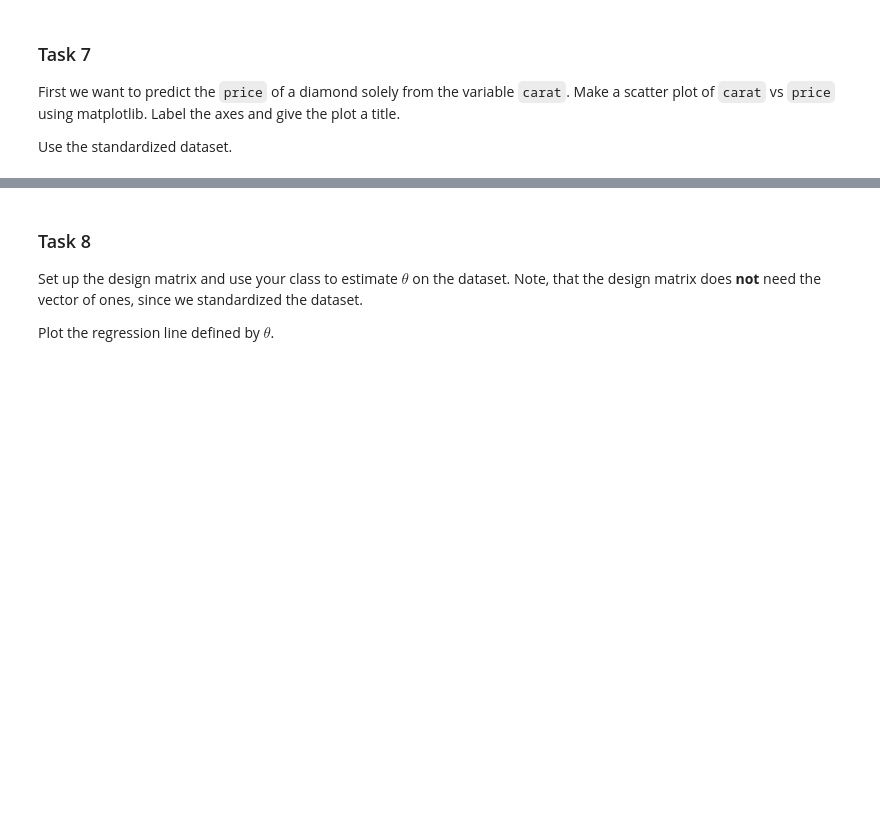
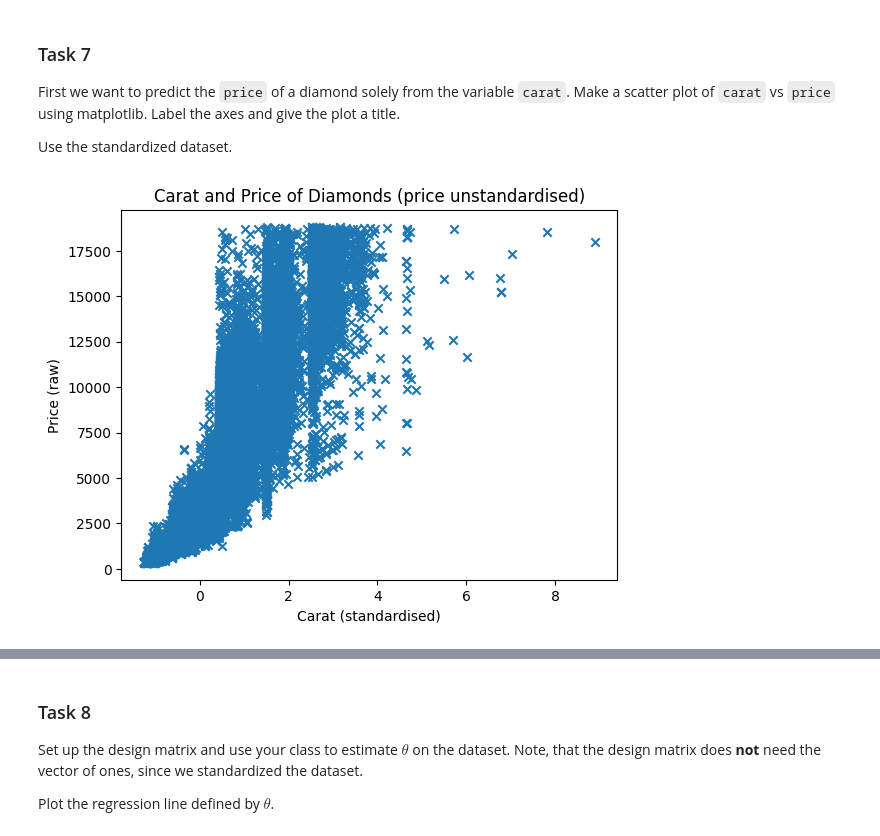
Before and after one commit to HerrMotz/AGDML-Lab, a Jupyter notebook: 01_Linear_Regression/01_Linear_Regression.ipynb, the cells around one changed output, grey strips where cells are left out. Saved outputs shown, nothing was run; the diff lists cells and outputs as text; code cells hidden in the pictures; blank space fills up the shorter version.

```diff
--- a/01_Linear_Regression/01_Linear_Regression.ipynb
+++ b/01_Linear_Regression/01_Linear_Regression.ipynb
@@ -152,26 +152,26 @@ def pm(title: str, a: np.ndarray) -> None:
     print(a)
 # %%
 # TODO: calculate standardized data matrix X
-X_orig = np.array(df.loc[:, df.columns != "price"])
-rows = X_orig.shape[0]
+X_unfitted = np.array(df)
+
+num_rows = X_unfitted.shape[0]
 
 # empirical mean / Erwartungswert
-M = np.einsum('ij->j', X_orig) / rows
-M2 = np.mean(X_orig, axis=0)
+Means = np.einsum('ij->j', X_unfitted) / num_rows
+Means_using_np = np.mean(X_unfitted, axis=0)
 
+pm("empirical mean μ", Means)
+pm("numpy mean", Means_using_np)
+pm("Deviation between numpy and our mean", Means - Means_using_np)
 
-pm("empirical mean μ", M)
-pm("numpy mean", M2)
-pm("Deviation between numpy and our mean", M - M2)
+pm("features X_original", X_unfitted)
 
-pm("features X_original", X_orig)
+Standard_deviation = np.std(X_unfitted, axis=0)
+pm("standard deviation σ", Standard_deviation)
 
-S = X_orig - M
-S *= S
-S = np.sum(S, axis=0)
-S /= rows
-pm("standard deviation σ", S)
+X_fitted = (X_unfitted - Means) / Standard_deviation
+pm("transformed features X", X_fitted)
 
-X = (X_orig - M) / S
-pm("transformed features X", X)
+_cols = df.columns
+X_fitted_df = pd.DataFrame(X_fitted, columns=_cols)
 # %% [output]
@@ -339,0 +413,11 @@ Use the standardized dataset.
+# %%
+# TODO: display data in scatter plot
+
+plt.title("Carat and Price of Diamonds (price unstandardised)")
+plt.xlabel("Carat (standardised)")
+plt.ylabel("Price (raw)")
+
+plt.scatter(X_fitted_df['carat'], df['price'], marker="x")
+plt.show()
+# %% [output]
+[figure, added]
```
Also changed, not shown: parts of 16 cells of this notebook.
